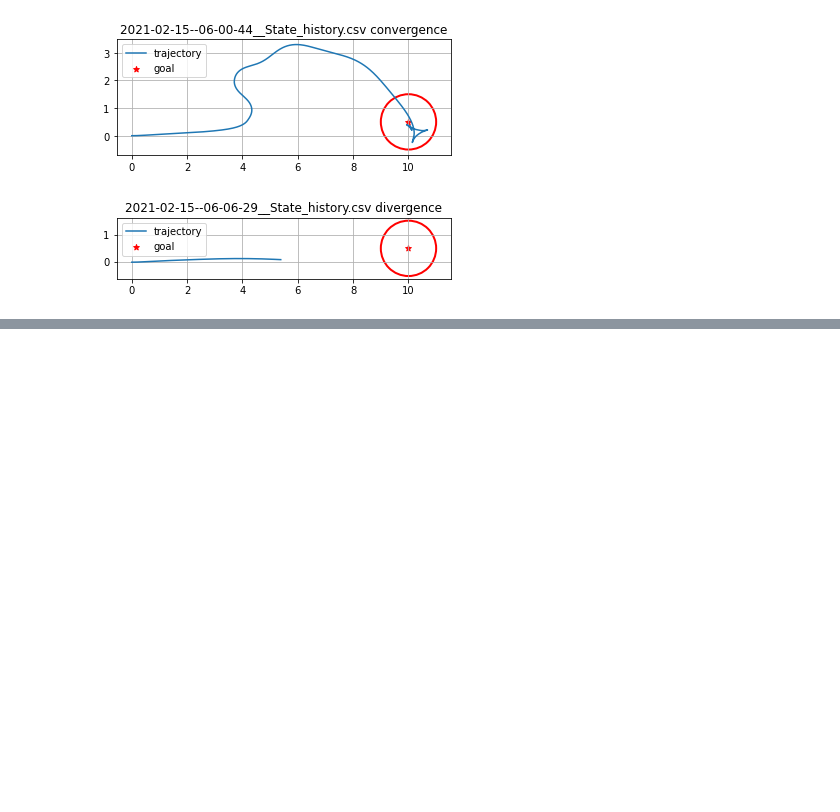
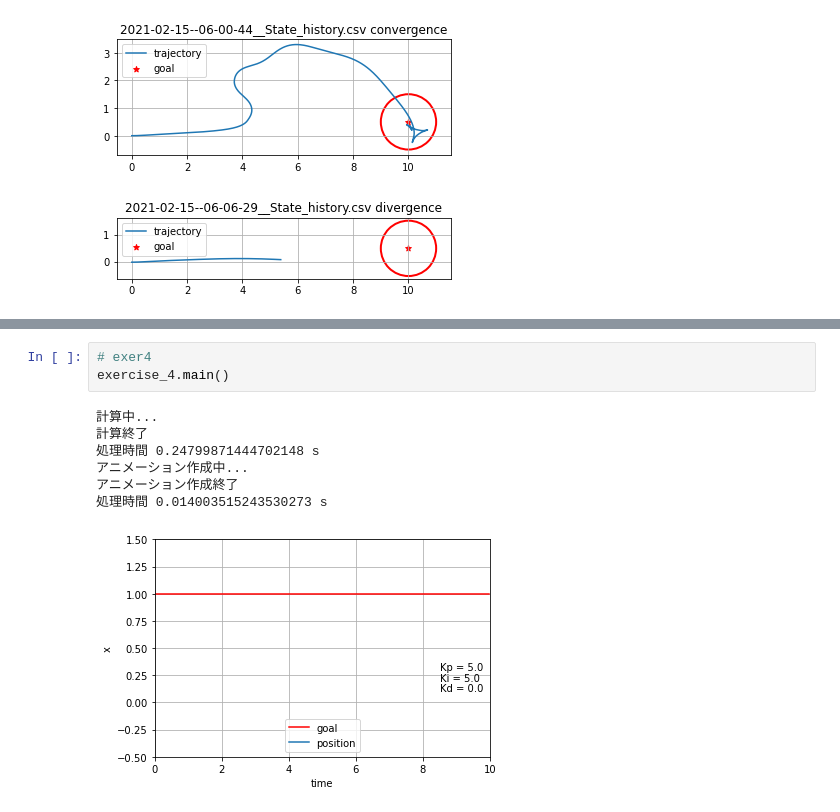
Before and after one commit to YoshimitsuMatsutaIe/ans_2021, a Jupyter notebook: exercise_py/test.ipynb, the cells around one changed output, grey strips where cells are left out. Drawn from its saved outputs; the diff is of its cells as text; blank space fills up the shorter version.

```diff
--- a/exercise_py/test.ipynb
+++ b/exercise_py/test.ipynb
@@ -41,0 +69,11 @@ List of converged data. radius of convergence = 1.0, stable time = 3.0.
+# %%
+# exer4
+exercise_4.main()
+# %% [output]
+計算中...
+計算終了
+処理時間 0.24799871444702148 s
+アニメーション作成中...
+アニメーション作成終了
+処理時間 0.014003515243530273 s
+[figure, added]
```
Also changed, not shown: parts of 9 cells of this notebook, 1 other file.
